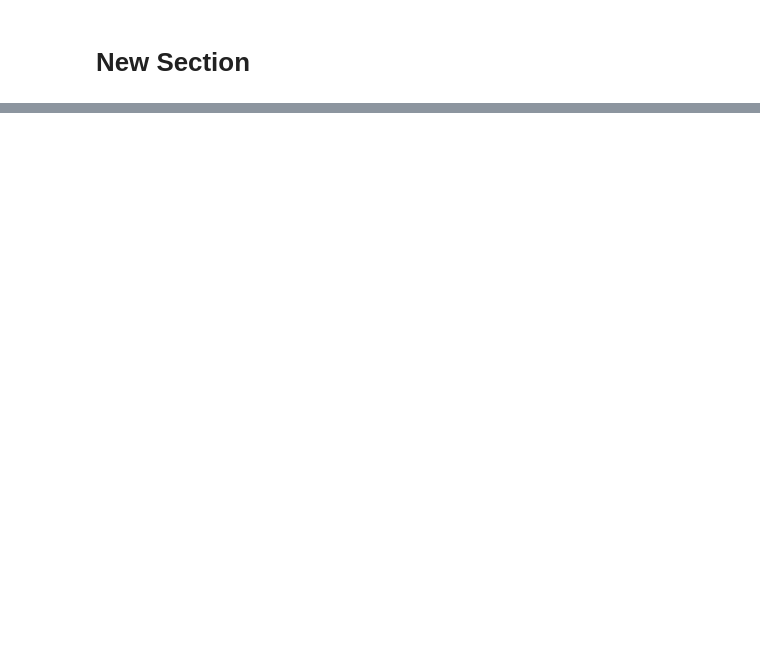
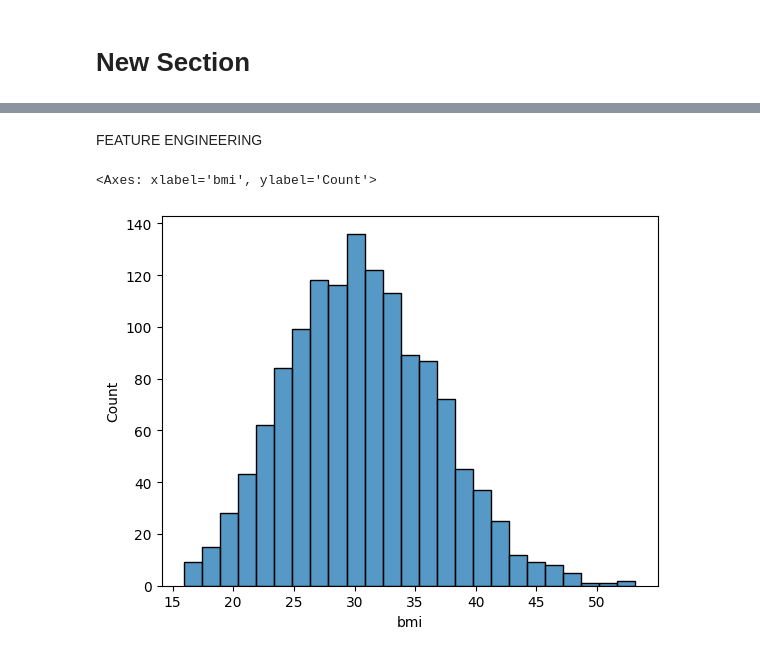
Before and after one commit to amankishor/Blog-page-strt, a Jupyter notebook: chapter_appendix-tools-for-deep-learning/jupyter.ipynb, the cells around one changed output, grey strips where cells are left out. Drawn from its saved outputs; the diff is of its cells as text; code cells hidden in the pictures; blank space fills up the shorter version.

```diff
--- a/chapter_appendix-tools-for-deep-learning/jupyter.ipynb
+++ b/chapter_appendix-tools-for-deep-learning/jupyter.ipynb
@@ -201,0 +282,7 @@ for student in data:
+# %% [markdown]
+FEATURE ENGINEERING
+# %%
+sns.histplot(df['bmi'])
+# %% [output]
+<Axes: xlabel='bmi', ylabel='Count'>
+[figure, added]
```
Also changed, not shown: parts of 62 cells of this notebook.
